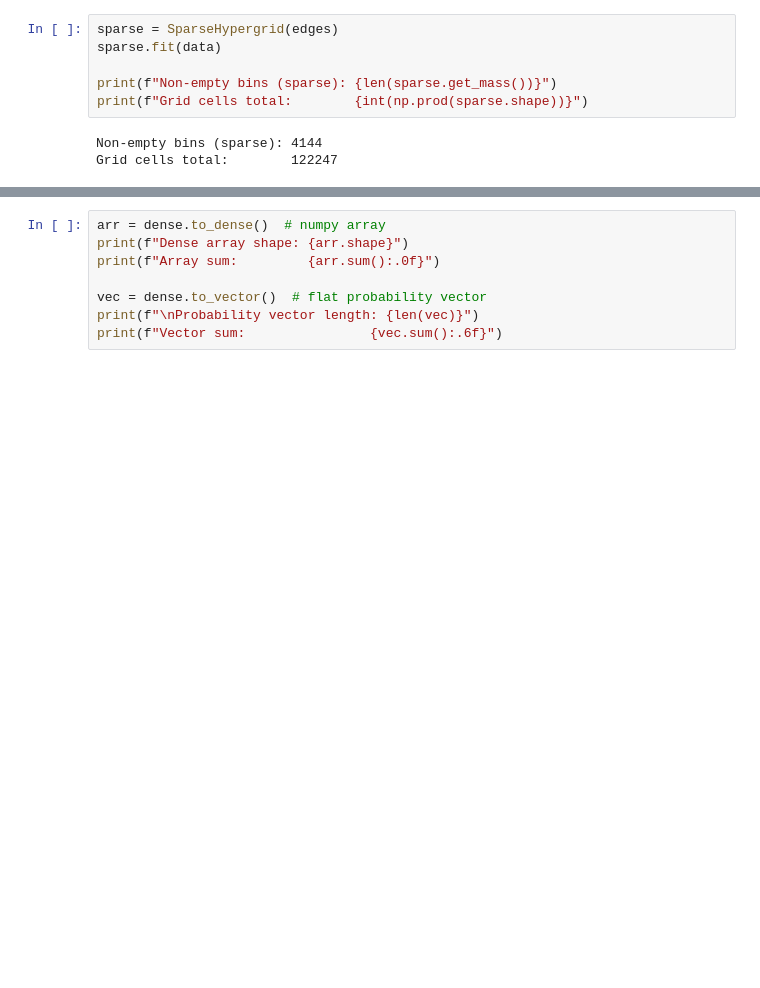
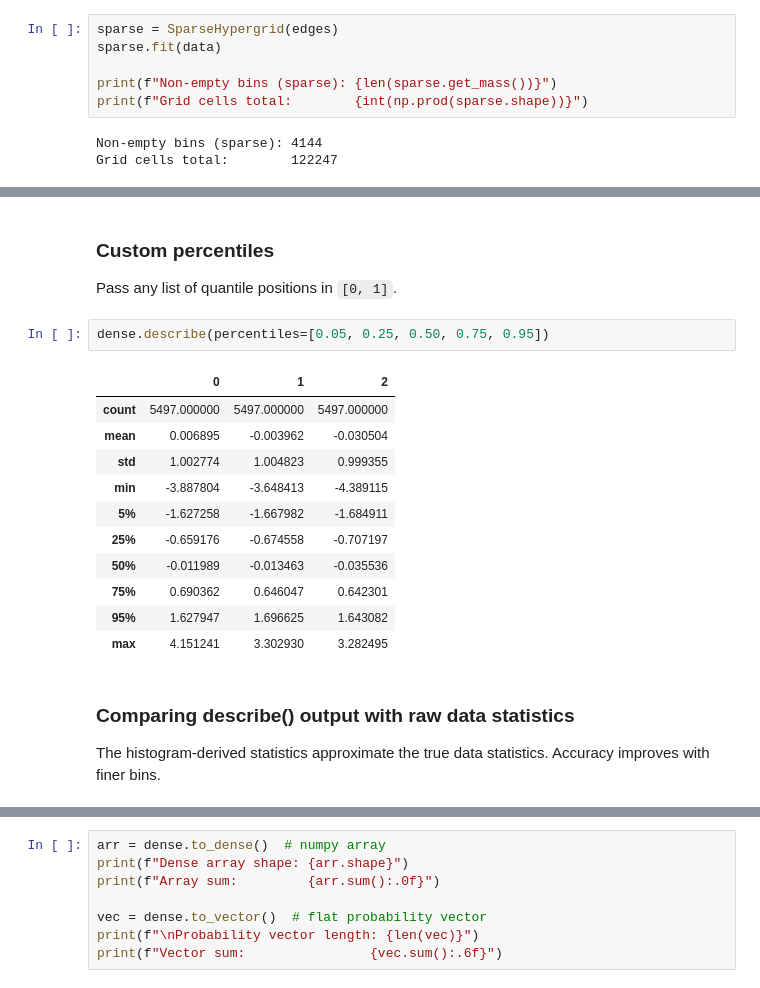
Before and after one commit to Clems6323/hypergrid, a Jupyter notebook: docs/examples/01_basic.ipynb, the cells around one changed output, grey strips where cells are left out. Drawn from its saved outputs; the diff is of its cells as text; blank space fills up the shorter version.

Commit message:
:sparkles: add describe method to Hypergrid working as Pandas describe

```diff
--- a/docs/examples/01_basic.ipynb
+++ b/docs/examples/01_basic.ipynb
@@ -71,0 +99,23 @@ Grid cells total:        122247
+# %% [markdown]
+### Custom percentiles
+
+Pass any list of quantile positions in `[0, 1]`.
+# %%
+dense.describe(percentiles=[0.05, 0.25, 0.50, 0.75, 0.95])
+# %% [output]
+|  | 0 | 1 | 2 |
+| count | 5497.000000 | 5497.000000 | 5497.000000 |
+| mean | 0.006895 | -0.003962 | -0.030504 |
+| std | 1.002774 | 1.004823 | 0.999355 |
+| min | -3.887804 | -3.648413 | -4.389115 |
+| 5% | -1.627258 | -1.667982 | -1.684911 |
+| 25% | -0.659176 | -0.674558 | -0.707197 |
+| 50% | -0.011989 | -0.013463 | -0.035536 |
+| 75% | 0.690362 | 0.646047 | 0.642301 |
+| 95% | 1.627947 | 1.696625 | 1.643082 |
+| max | 4.151241 | 3.302930 | 3.282495 |
+# %% [markdown]
+### Comparing describe() output with raw data statistics
+
+The histogram-derived statistics approximate the true data statistics.
+Accuracy improves with finer bins.
```
Also changed, not shown: parts of 7 cells of this notebook, 7 other files.
